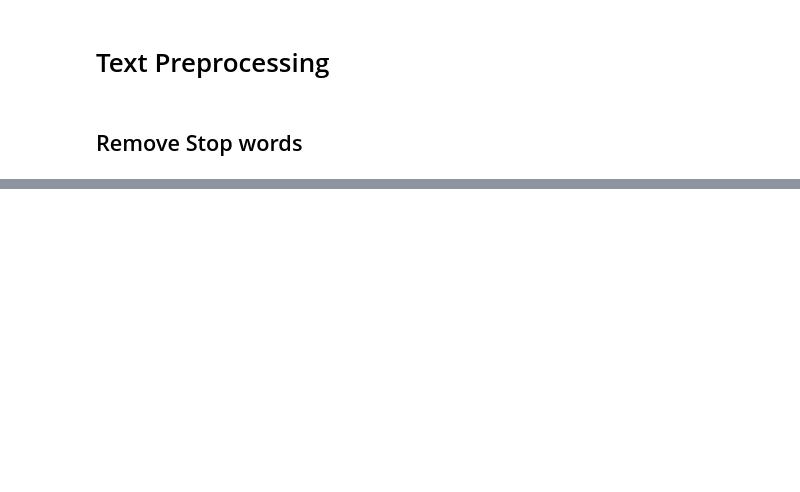
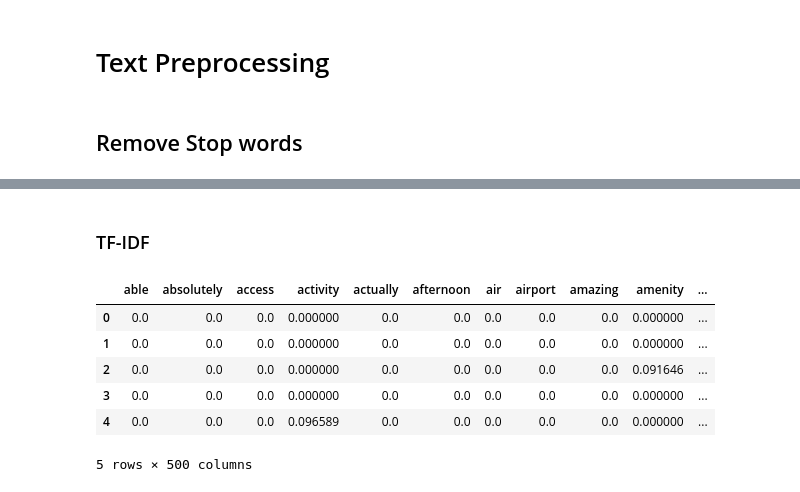
Before and after one commit to huyminh1115/Trip-Advisor-Hotel-Project, a Jupyter notebook: Code/Exploration.ipynb, the cells around one changed output, grey strips where cells are left out. Drawn from its saved outputs; the diff is of its cells as text; code cells hidden in the pictures; blank space fills up the shorter version.

```diff
--- a/Code/Exploration.ipynb
+++ b/Code/Exploration.ipynb
@@ -232,0 +299,23 @@ df.head(5)
+# %% [markdown]
+### TF-IDF
+# %%
+from sklearn.feature_extraction.text import TfidfVectorizer
+
+# Initialize TF-IDF Vectorizer
+tfidf_vectorizer = TfidfVectorizer(max_features=500)
+
+# Fit and transform the cleaned reviews
+tfidf_matrix = tfidf_vectorizer.fit_transform(df['cleaned_review'])
+
+# Convert the TF-IDF matrix to a dataframe for easy viewing
+tfidf_df = pd.DataFrame(tfidf_matrix.toarray(), columns=tfidf_vectorizer.get_feature_names_out())
+
+tfidf_df.head()
+# %% [output]
+|  | able | absolutely | access | activity | actually | afternoon | air | airport | amazing | amenity | ... |
+| 0 | 0.0 | 0.0 | 0.0 | 0.000000 | 0.0 | 0.0 | 0.0 | 0.0 | 0.0 | 0.000000 | ... |
+| 1 | 0.0 | 0.0 | 0.0 | 0.000000 | 0.0 | 0.0 | 0.0 | 0.0 | 0.0 | 0.000000 | ... |
+| 2 | 0.0 | 0.0 | 0.0 | 0.000000 | 0.0 | 0.0 | 0.0 | 0.0 | 0.0 | 0.091646 | ... |
+| 3 | 0.0 | 0.0 | 0.0 | 0.000000 | 0.0 | 0.0 | 0.0 | 0.0 | 0.0 | 0.000000 | ... |
+| 4 | 0.0 | 0.0 | 0.0 | 0.096589 | 0.0 | 0.0 | 0.0 | 0.0 | 0.0 | 0.000000 | ... |
+5 rows × 500 columns
```
Also changed, not shown: parts of 17 cells of this notebook.
